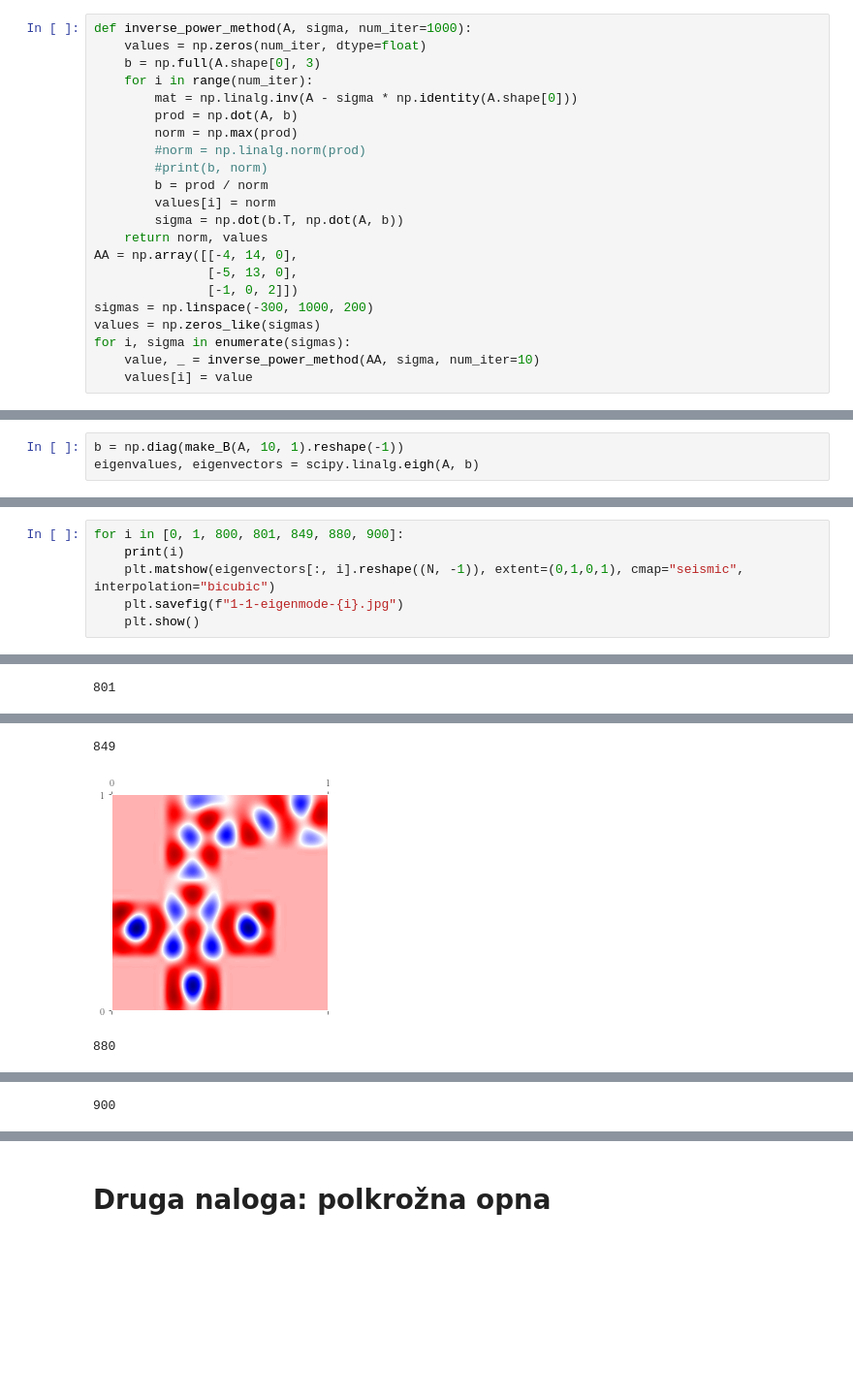
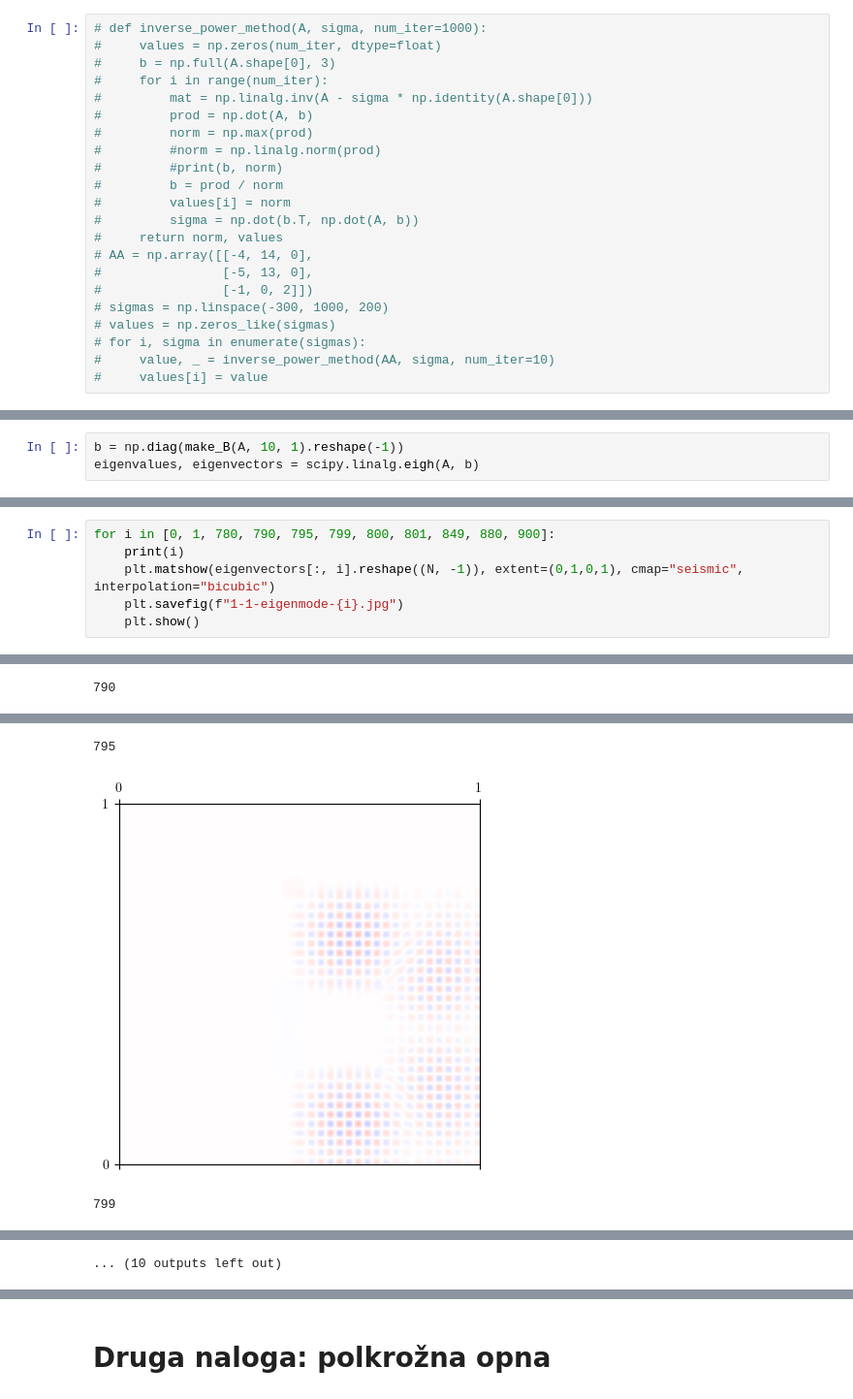
Before and after one commit to 5roop/modelska, a Jupyter notebook: 206/old/206.ipynb, the cells around one changed output, grey strips where cells are left out. Shown at 97% size. Saved outputs shown, nothing was run; the diff lists cells and outputs as text; blank space fills up the shorter version.

```diff
--- a/206/old/206.ipynb
+++ b/206/old/206.ipynb
@@ -212,23 +199,23 @@ plt.show()
 # %%
-def inverse_power_method(A, sigma, num_iter=1000):
-    values = np.zeros(num_iter, dtype=float)
-    b = np.full(A.shape[0], 3)
-    for i in range(num_iter):
-        mat = np.linalg.inv(A - sigma * np.identity(A.shape[0]))
-        prod = np.dot(A, b)
-        norm = np.max(prod)
-        #norm = np.linalg.norm(prod)
-        #print(b, norm)
-        b = prod / norm
-        values[i] = norm
-        sigma = np.dot(b.T, np.dot(A, b))
-    return norm, values
-AA = np.array([[-4, 14, 0],
-               [-5, 13, 0],
-               [-1, 0, 2]])
-sigmas = np.linspace(-300, 1000, 200)
-values = np.zeros_like(sigmas)
-for i, sigma in enumerate(sigmas):
-    value, _ = inverse_power_method(AA, sigma, num_iter=10)
-    values[i] = value
+# def inverse_power_method(A, sigma, num_iter=1000):
+#     values = np.zeros(num_iter, dtype=float)
+#     b = np.full(A.shape[0], 3)
+#     for i in range(num_iter):
+#         mat = np.linalg.inv(A - sigma * np.identity(A.shape[0]))
+#         prod = np.dot(A, b)
+#         norm = np.max(prod)
+#         #norm = np.linalg.norm(prod)
+#         #print(b, norm)
+#         b = prod / norm
+#         values[i] = norm
+#         sigma = np.dot(b.T, np.dot(A, b))
+#     return norm, values
+# AA = np.array([[-4, 14, 0],
+#                [-5, 13, 0],
+#                [-1, 0, 2]])
+# sigmas = np.linspace(-300, 1000, 200)
+# values = np.zeros_like(sigmas)
+# for i, sigma in enumerate(sigmas):
+#     value, _ = inverse_power_method(AA, sigma, num_iter=10)
+#     values[i] = value
 # %%
@@ -358,5 +351,5 @@ eigenvalues, eigenvectors = scipy.linalg.eigh(A, b)
 # %%
-for i in [0, 1, 800, 801, 849, 880, 900]:
+for i in [0, 1, 780, 790, 795, 799, 800, 801, 849, 880, 900]:
     print(i)
     plt.matshow(eigenvectors[:, i].reshape((N, -1)), extent=(0,1,0,1), cmap="seismic", interpolation="bicubic")
     plt.savefig(f"1-1-eigenmode-{i}.jpg")
@@ -371 +364 @@ for i in [0, 1, 800, 801, 849, 880, 900]:
-801
+790
@@ -373,3 +366,3 @@ for i in [0, 1, 800, 801, 849, 880, 900]:
-849
+795
-[figure, old version]
+[figure, new version]
-880
+799
@@ -377 +370 @@ for i in [0, 1, 800, 801, 849, 880, 900]:
-900
+... (10 outputs left out)
```
Also changed, not shown: parts of 26 cells of this notebook, 34 other files.
